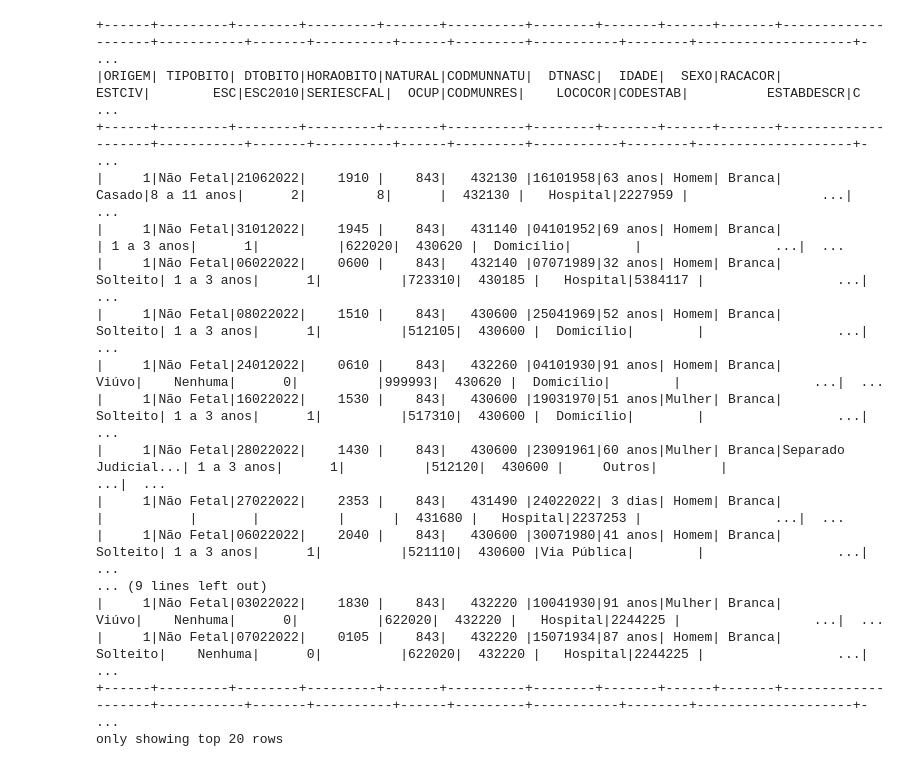
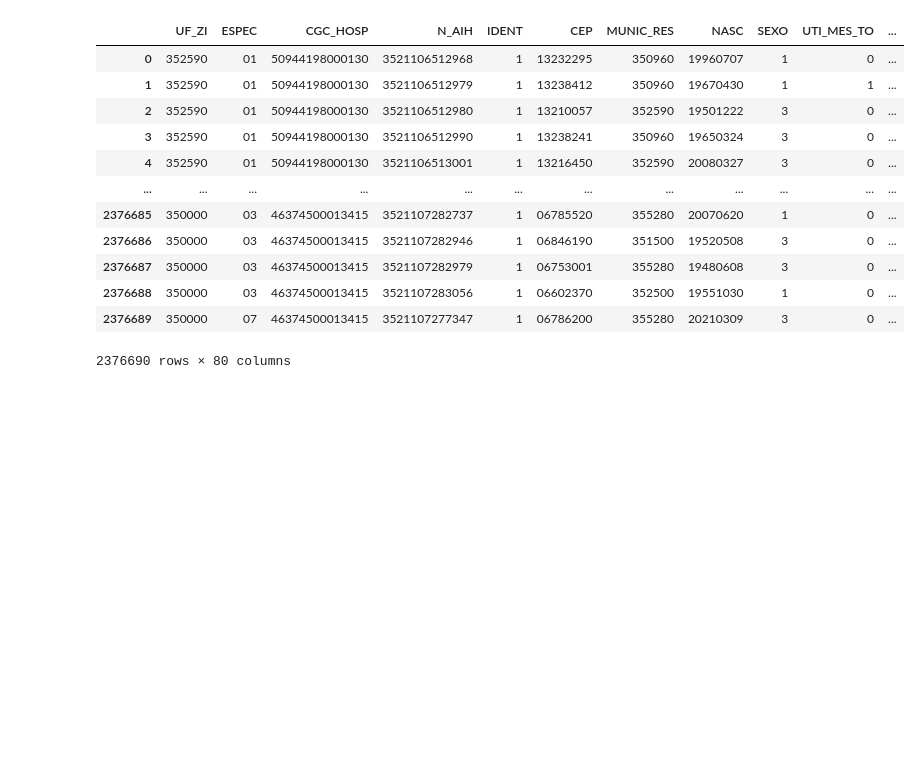
Before and after one commit to DataSUS-Infraestrutura/Airflow, a Jupyter notebook: ler.ipynb, the cells around one changed output. Saved outputs shown, nothing was run; the diff lists cells and outputs as text; code cells hidden in the pictures; blank space fills up the shorter version.

```diff
--- a/ler.ipynb
+++ b/ler.ipynb
@@ -1,38 +1,22 @@
-# %%
-from pyspark.sql import SparkSession
-from delta import configure_spark_with_delta_pip
-
-builder = SparkSession.builder \
-    .appName("DeltaExample") \
-    .config("spark.jars.packages", "io.delta:delta-core_2.12:2.0.0") \
-    .config("spark.sql.extensions", "io.delta.sql.DeltaSparkSessionExtension") \
-    .config("spark.sql.catalog.spark_catalog", "org.apache.spark.sql.delta.catalog.DeltaCatalog")
-
-spark = configure_spark_with_delta_pip(builder).getOrCreate()
-
-delta_table_path = "/home/jamilsonfs/airflow/dados/dados_delta/4bcaa982a1e34aec84e3f5d1ff96568b-0.delta"
-
-df = spark.read.format("delta").load(delta_table_path)
-
-df.show()
-# %% [output]
-+------+---------+--------+---------+-------+----------+--------+-------+------+-------+--------------------+-----------+-------+----------+------+---------+-----------+--------+--------------------+- ...
-|ORIGEM| TIPOBITO| DTOBITO|HORAOBITO|NATURAL|CODMUNNATU|  DTNASC|  IDADE|  SEXO|RACACOR|              ESTCIV|        ESC|ESC2010|SERIESCFAL|  OCUP|CODMUNRES|    LOCOCOR|CODESTAB|          ESTABDESCR|C ...
-+------+---------+--------+---------+-------+----------+--------+-------+------+-------+--------------------+-----------+-------+----------+------+---------+-----------+--------+--------------------+- ...
-|     1|Não Fetal|21062022|    1910 |    843|   432130 |16101958|63 anos| Homem| Branca|              Casado|8 a 11 anos|      2|         8|      |  432130 |   Hospital|2227959 |                 ...|  ...
-|     1|Não Fetal|31012022|    1945 |    843|   431140 |04101952|69 anos| Homem| Branca|                    | 1 a 3 anos|      1|          |622020|  430620 |  Domicílio|        |                 ...|  ...
-|     1|Não Fetal|06022022|    0600 |    843|   432140 |07071989|32 anos| Homem| Branca|            Solteito| 1 a 3 anos|      1|          |723310|  430185 |   Hospital|5384117 |                 ...|  ...
-|     1|Não Fetal|08022022|    1510 |    843|   430600 |25041969|52 anos| Homem| Branca|            Solteito| 1 a 3 anos|      1|          |512105|  430600 |  Domicílio|        |                 ...|  ...
-|     1|Não Fetal|24012022|    0610 |    843|   432260 |04101930|91 anos| Homem| Branca|               Viúvo|    Nenhuma|      0|          |999993|  430620 |  Domicílio|        |                 ...|  ...
-|     1|Não Fetal|16022022|    1530 |    843|   430600 |19031970|51 anos|Mulher| Branca|            Solteito| 1 a 3 anos|      1|          |517310|  430600 |  Domicílio|        |                 ...|  ...
-|     1|Não Fetal|28022022|    1430 |    843|   430600 |23091961|60 anos|Mulher| Branca|Separado Judicial...| 1 a 3 anos|      1|          |512120|  430600 |     Outros|        |                 ...|  ...
-|     1|Não Fetal|27022022|    2353 |    843|   431490 |24022022| 3 dias| Homem| Branca|                    |           |       |          |      |  431680 |   Hospital|2237253 |                 ...|  ...
-|     1|Não Fetal|06022022|    2040 |    843|   430600 |30071980|41 anos| Homem| Branca|            Solteito| 1 a 3 anos|      1|          |521110|  430600 |Via Pública|        |                 ...|  ...
-... (9 lines left out)
-|     1|Não Fetal|03022022|    1830 |    843|   432220 |10041930|91 anos|Mulher| Branca|               Viúvo|    Nenhuma|      0|          |622020|  432220 |   Hospital|2244225 |                 ...|  ...
-|     1|Não Fetal|07022022|    0105 |    843|   432220 |15071934|87 anos| Homem| Branca|            Solteito|    Nenhuma|      0|          |622020|  432220 |   Hospital|2244225 |                 ...|  ...
-+------+---------+--------+---------+-------+----------+--------+-------+------+-------+--------------------+-----------+-------+----------+------+---------+-----------+--------+--------------------+- ...
-only showing top 20 rows
+# %%
+import pandas as pd
+
+df = pd.read_parquet('/home/jamilsonfs/airflow/dags/SIH/tmp/PARQUET/RDSP2101.parquet')
+df
+# %% [output]
+|  | UF_ZI | ESPEC | CGC_HOSP | N_AIH | IDENT | CEP | MUNIC_RES | NASC | SEXO | UTI_MES_TO | ... |
+| 0 | 352590 | 01 | 50944198000130 | 3521106512968 | 1 | 13232295 | 350960 | 19960707 | 1 | 0 | ... |
+| 1 | 352590 | 01 | 50944198000130 | 3521106512979 | 1 | 13238412 | 350960 | 19670430 | 1 | 1 | ... |
+| 2 | 352590 | 01 | 50944198000130 | 3521106512980 | 1 | 13210057 | 352590 | 19501222 | 3 | 0 | ... |
+| 3 | 352590 | 01 | 50944198000130 | 3521106512990 | 1 | 13238241 | 350960 | 19650324 | 3 | 0 | ... |
+| 4 | 352590 | 01 | 50944198000130 | 3521106513001 | 1 | 13216450 | 352590 | 20080327 | 3 | 0 | ... |
+| ... | ... | ... | ... | ... | ... | ... | ... | ... | ... | ... | ... |
+| 2376685 | 350000 | 03 | 46374500013415 | 3521107282737 | 1 | 06785520 | 355280 | 20070620 | 1 | 0 | ... |
+| 2376686 | 350000 | 03 | 46374500013415 | 3521107282946 | 1 | 06846190 | 351500 | 19520508 | 3 | 0 | ... |
+| 2376687 | 350000 | 03 | 46374500013415 | 3521107282979 | 1 | 06753001 | 355280 | 19480608 | 3 | 0 | ... |
+| 2376688 | 350000 | 03 | 46374500013415 | 3521107283056 | 1 | 06602370 | 352500 | 19551030 | 1 | 0 | ... |
+| 2376689 | 350000 | 07 | 46374500013415 | 3521107277347 | 1 | 06786200 | 355280 | 20210309 | 3 | 0 | ... |
+2376690 rows × 80 columns
 # %%
 import pandas as pd
 
```
Also changed, not shown: parts of 7 cells of this notebook, 45 other files.
